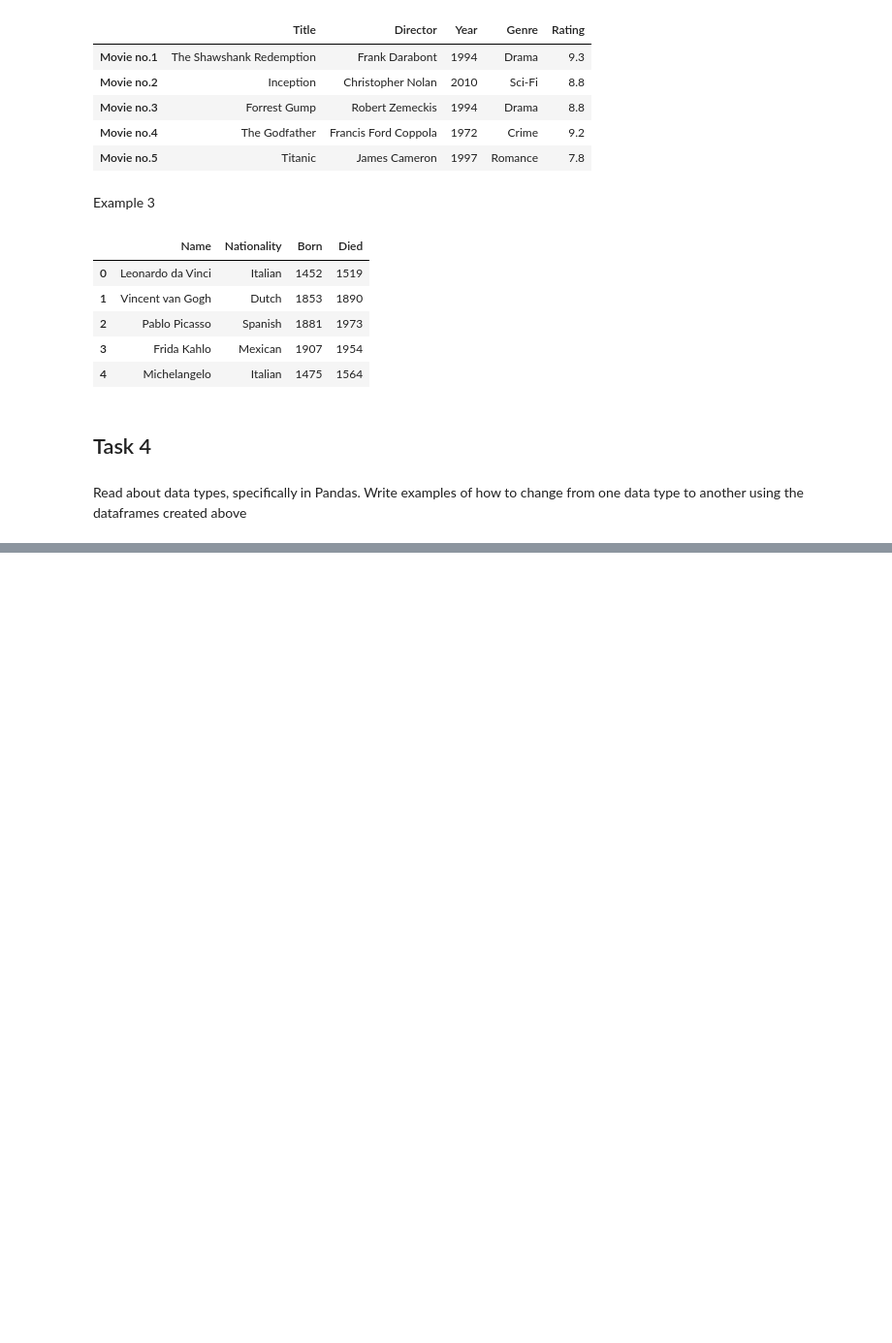
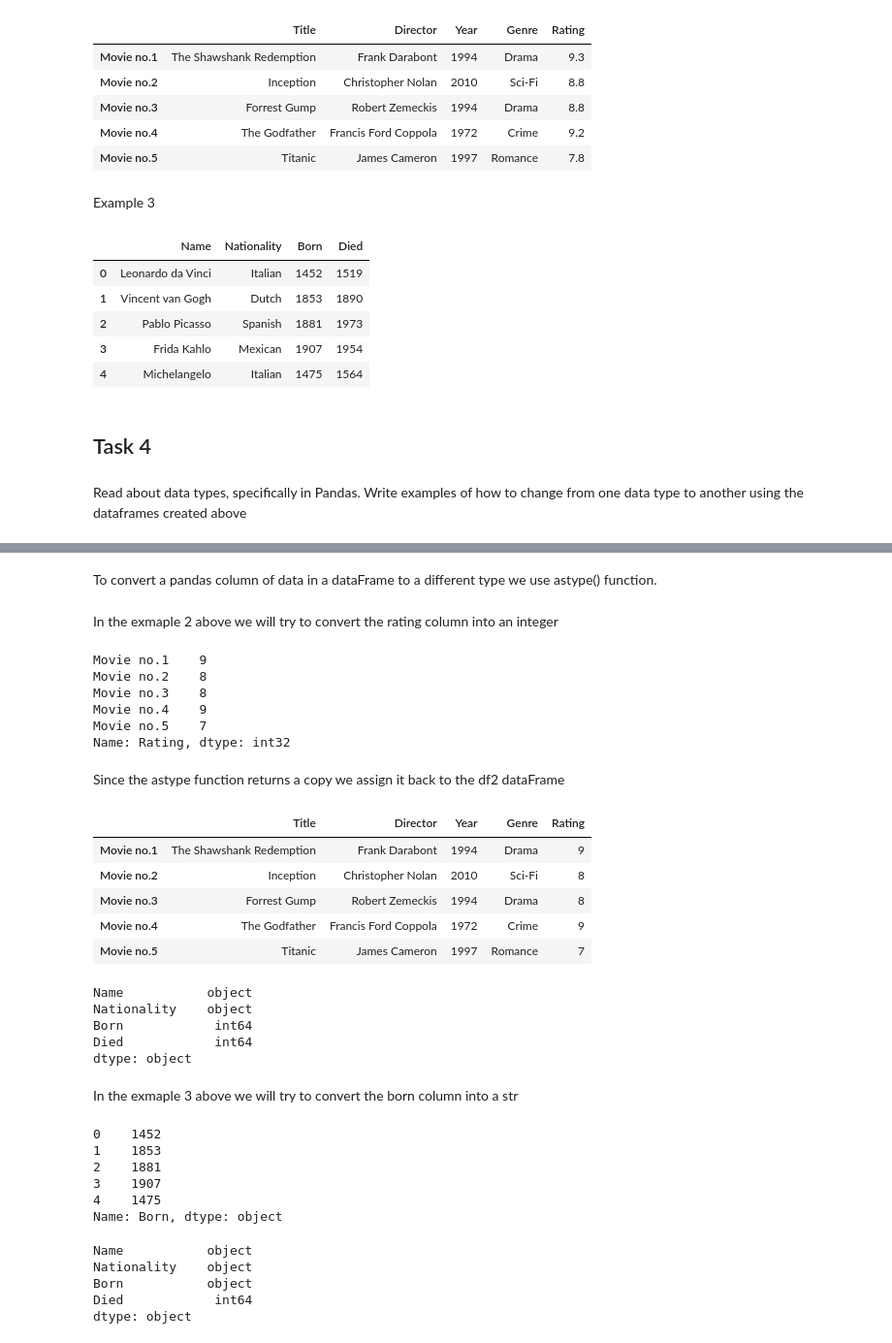
Before and after one commit to georges-saade/pandas_assignment_1, a Jupyter notebook: main.ipynb, the cells around one changed output, grey strips where cells are left out. Shown: that part at 97% size. Drawn from its saved outputs; the diff is of its cells as text; code cells hidden in the pictures; blank space fills up the shorter version.

```diff
--- a/main.ipynb
+++ b/main.ipynb
@@ -466,0 +476,45 @@ Read about data types, specifically in Pandas. Write examples of how to change f
+# %% [markdown]
+To convert a pandas column of data in a dataFrame to a different type we use astype() function.
+# %% [markdown]
+In the exmaple 2 above we will try to convert the rating column into an integer
+# %%
+df2["Rating"].astype('int')
+# %% [output]
+Movie no.1    9
+Movie no.2    8
+Movie no.3    8
+Movie no.4    9
+Movie no.5    7
+Name: Rating, dtype: int32
+# %% [markdown]
+Since the astype function returns a copy we assign it back to the df2 dataFrame
+# %%
+df2["Rating"]=df2["Rating"].astype('int')
+# %%
+df2
+# %% [output]
+|  | Title | Director | Year | Genre | Rating |
+| Movie no.1 | The Shawshank Redemption | Frank Darabont | 1994 | Drama | 9 |
+| Movie no.2 | Inception | Christopher Nolan | 2010 | Sci-Fi | 8 |
+| Movie no.3 | Forrest Gump | Robert Zemeckis | 1994 | Drama | 8 |
+| Movie no.4 | The Godfather | Francis Ford Coppola | 1972 | Crime | 9 |
+| Movie no.5 | Titanic | James Cameron | 1997 | Romance | 7 |
+# %%
+df3.dtypes
+# %% [output]
+Name           object
+Nationality    object
+Born            int64
+Died            int64
+dtype: object
+# %% [markdown]
+In the exmaple 3 above we will try to convert the born column into a str
+# %%
+df3["Born"].astype('object')
+# %% [output]
+0    1452
+1    1853
+2    1881
+3    1907
+4    1475
+Name: Born, dtype: object
@@ -466,0 +523,8 @@ Read about data types, specifically in Pandas. Write examples of how to change f
+# %%
+df3.dtypes
+# %% [output]
+Name           object
+Nationality    object
+Born           object
+Died            int64
+dtype: object
```
Also changed, not shown: parts of 3 cells of this notebook.
